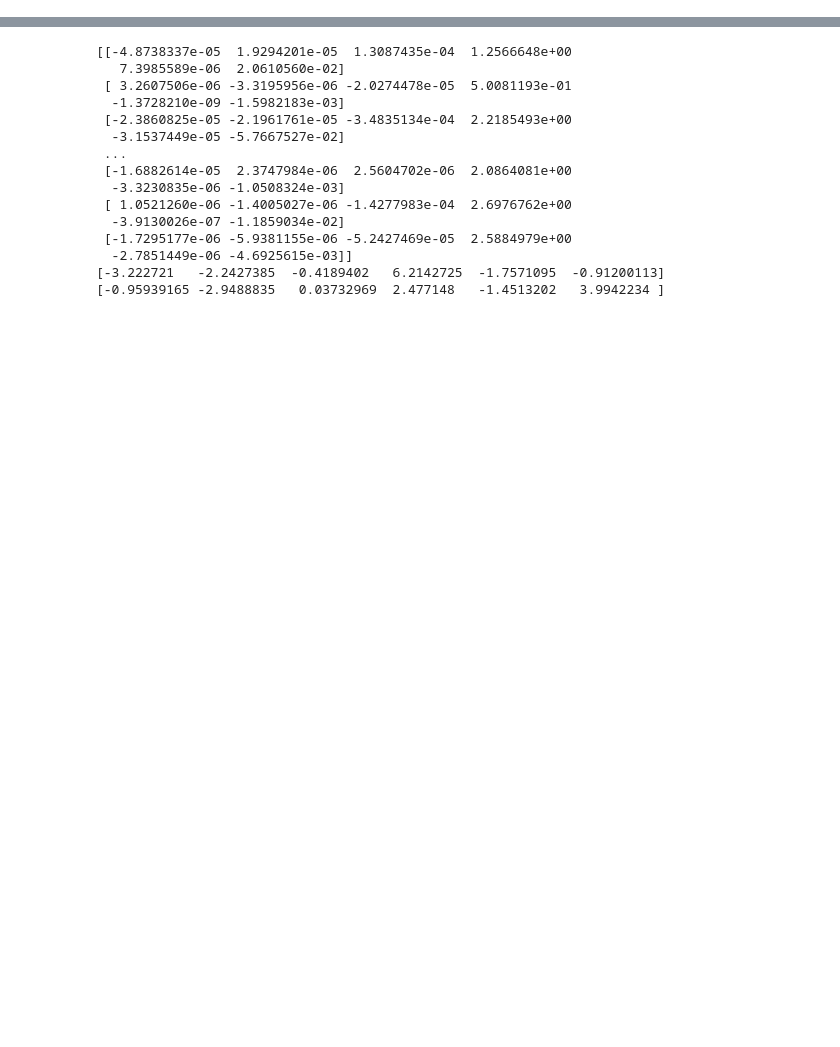
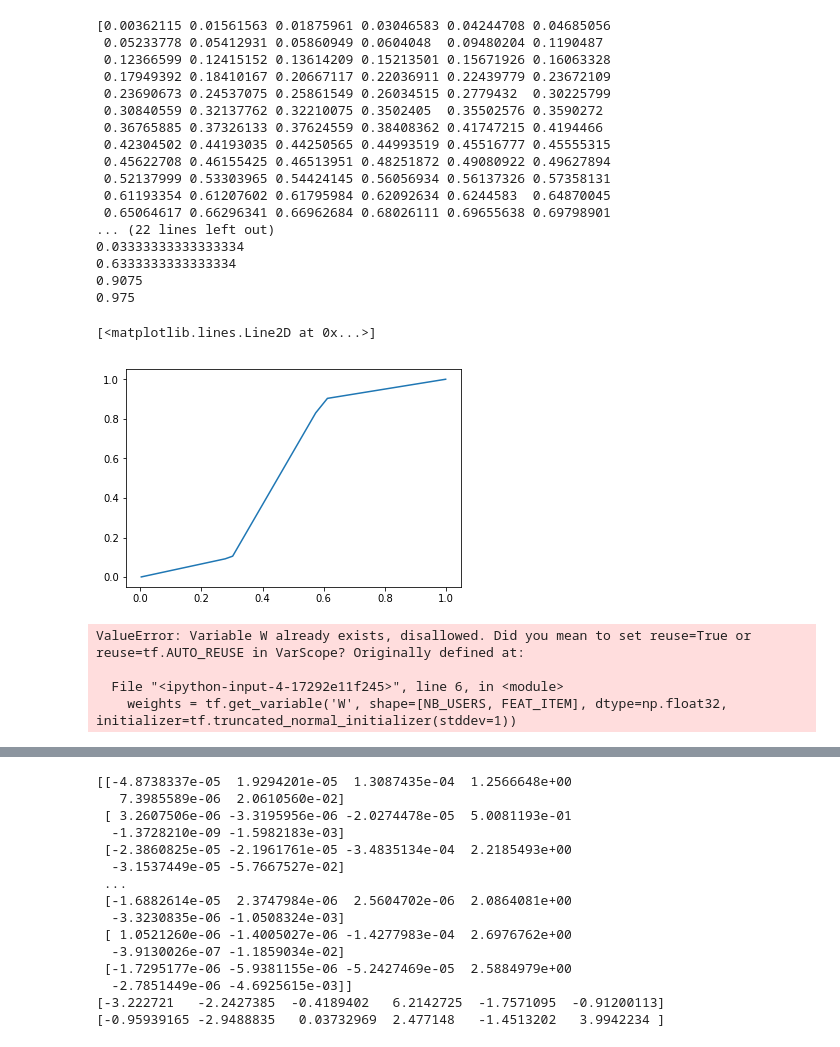
Before and after one commit to oliviercailloux/sushi, a Jupyter notebook: weightedLogisitcNotebook.ipynb, the cells around one changed output, grey strips where cells are left out. Cells and saved outputs as stored; diff of their text form; code cells hidden in the pictures; blank space fills up the shorter version.

```diff
--- a/weightedLogisitcNotebook.ipynb
+++ b/weightedLogisitcNotebook.ipynb
@@ -25,6 +25,55 @@ for i, line in enumerate(np.array(R)):
             triplets.append((i, j, v))
 df_ratings = pd.DataFrame(triplets, columns=('user', 'item', 'rating'))
 train, test = train_test_split(df_ratings, test_size=0.2, shuffle=True)
+# %%
+# Synthetic data
+# x in (0,1)
+# y in (0,1)
+# preciser x0, x1, y0 et y1 => les parametres de la fonction s'en déduisent
+# piecewise linear function (used in the partial value function )
+def piecewise_linear(x, x0, x1, y0, y1):
+    condlist = [x < x0, (x >= x0) & (x < x1), x >= x1]
+    funclist = [lambda x: (y0/x0)*x , lambda x: ((y1-y0)/(x1-x0))*(x-x0) + y0, lambda x: ((1-y1)/(1-x1))*(x-x1) + y1]
+    return np.piecewise(x, condlist, funclist)
+
+
+
+X_0 = 0.3
+X_1 = 0.6
+Y_0 = 0.1
+Y_1 = 0.9
+
+
+x = np.random.uniform(low=0.0, high=1.0, size=(100))
+x.sort()
+#print(x)
+#print(y)
+y = piecewise_linear(x, X_0, X_1, Y_0, Y_1)
+
+
+import matplotlib.pyplot as plt
+%matplotlib inline
+plt.plot(x,y)
+# %% [output]
+[0.00362115 0.01561563 0.01875961 0.03046583 0.04244708 0.04685056
+ 0.05233778 0.05412931 0.05860949 0.0604048  0.09480204 0.1190487
+ 0.12366599 0.12415152 0.13614209 0.15213501 0.15671926 0.16063328
+ 0.17949392 0.18410167 0.20667117 0.22036911 0.22439779 0.23672109
+ 0.23690673 0.24537075 0.25861549 0.26034515 0.2779432  0.30225799
+ 0.30840559 0.32137762 0.32210075 0.3502405  0.35502576 0.3590272
+ 0.36765885 0.37326133 0.37624559 0.38408362 0.41747215 0.4194466
+ 0.42304502 0.44193035 0.44250565 0.44993519 0.45516777 0.45555315
+ 0.45622708 0.46155425 0.46513951 0.48251872 0.49080922 0.49627894
+ 0.52137999 0.53303965 0.54424145 0.56056934 0.56137326 0.57358131
+ 0.61193354 0.61207602 0.61795984 0.62092634 0.6244583  0.64870045
+ 0.65064617 0.66296341 0.66962684 0.68026111 0.69655638 0.69798901
+... (22 lines left out)
+0.03333333333333334
+0.6333333333333334
+0.9075
+0.975
+[<matplotlib.lines.Line2D at 0x...>]
+[figure, added]
 # %%
 # TF
 #A is not used (only the "criterion on the items" => only B)
@@ -37,11 +86,18 @@ alpha = tf.get_variable("alpha", shape=[FEAT_ITEM],
                             initializer=tf.truncated_normal_initializer(stddev=1))
 beta = tf.get_variable("beta", shape=[FEAT_ITEM],
                             initializer=tf.truncated_normal_initializer(stddev=1))
+user_bias = tf.get_variable("user_bias", shape=[NB_USERS],
+                            initializer=tf.truncated_normal_initializer(stddev=1))
+#item_bias = tf.get_variable("item_bias", shape=[NB_ITEMS],
+#                            initializer=tf.truncated_normal_initializer(stddev=1))
 
 user_batch = tf.placeholder(tf.int32, shape=[None])
-item_batch = tf.placeholder(tf.int32, shape=[None])
+#item_batch = tf.placeholder(tf.int32, shape=[None])
 rate_batch = tf.placeholder(tf.float32, shape=[None])
 
+
+bias_users = tf.nn.embedding_lookup(user_bias, user_batch)
+bias_items = tf.nn.embedding_lookup(item_bias, item_batch)
 weight_users = tf.nn.embedding_lookup(weights, user_batch)
 
 #beta_crit = tf.nn.embedding_lookup(item_bias, item_batch)
@@ -50,7 +106,8 @@ weight_users = tf.nn.embedding_lookup(weights, user_batch)
 feat_items = tf.nn.embedding_lookup(B, item_batch)
 #feat_users = tf.nn.embedding_lookup(A, user_batch)
 
-pred =tf.reduce_sum(tf.multiply(tf.nn.softmax(tf.multiply(feat_items, alpha)+beta),weight_users),1)
+pred =(tf.reduce_sum(tf.multiply(tf.nn.softmax(tf.multiply(feat_items, alpha)+beta),weight_users),1) + bias_user)
+       #s+bias_items)
 
 cost_l2 = tf.losses.mean_squared_error(rate_batch, pred)
 
@@ -66,6 +123,11 @@ regularizer=tf.nn.l2_loss(weight_users)
 # regularizer = tf.nn.l2_loss(M)
 penalty = tf.constant(LAMBDA_REG, dtype=tf.float32, shape=[])
 cost = tf.add(cost_l2, tf.multiply(regularizer, penalty))
+# %% [output]
+ValueError: Variable W already exists, disallowed. Did you mean to set reuse=True or reuse=tf.AUTO_REUSE in VarScope? Originally defined at:
+
+  File "<ipython-input-4-17292e11f245>", line 6, in <module>
+    weights = tf.get_variable('W', shape=[NB_USERS, FEAT_ITEM], dtype=np.float32, initializer=tf.truncated_normal_initializer(stddev=1))
 # %%
 global_step = tf.train.get_global_step()
 train_op = tf.train.AdamOptimizer(0.1).minimize(cost, global_step=global_step)
```
Also changed, not shown: parts of 1 cell of this notebook.
